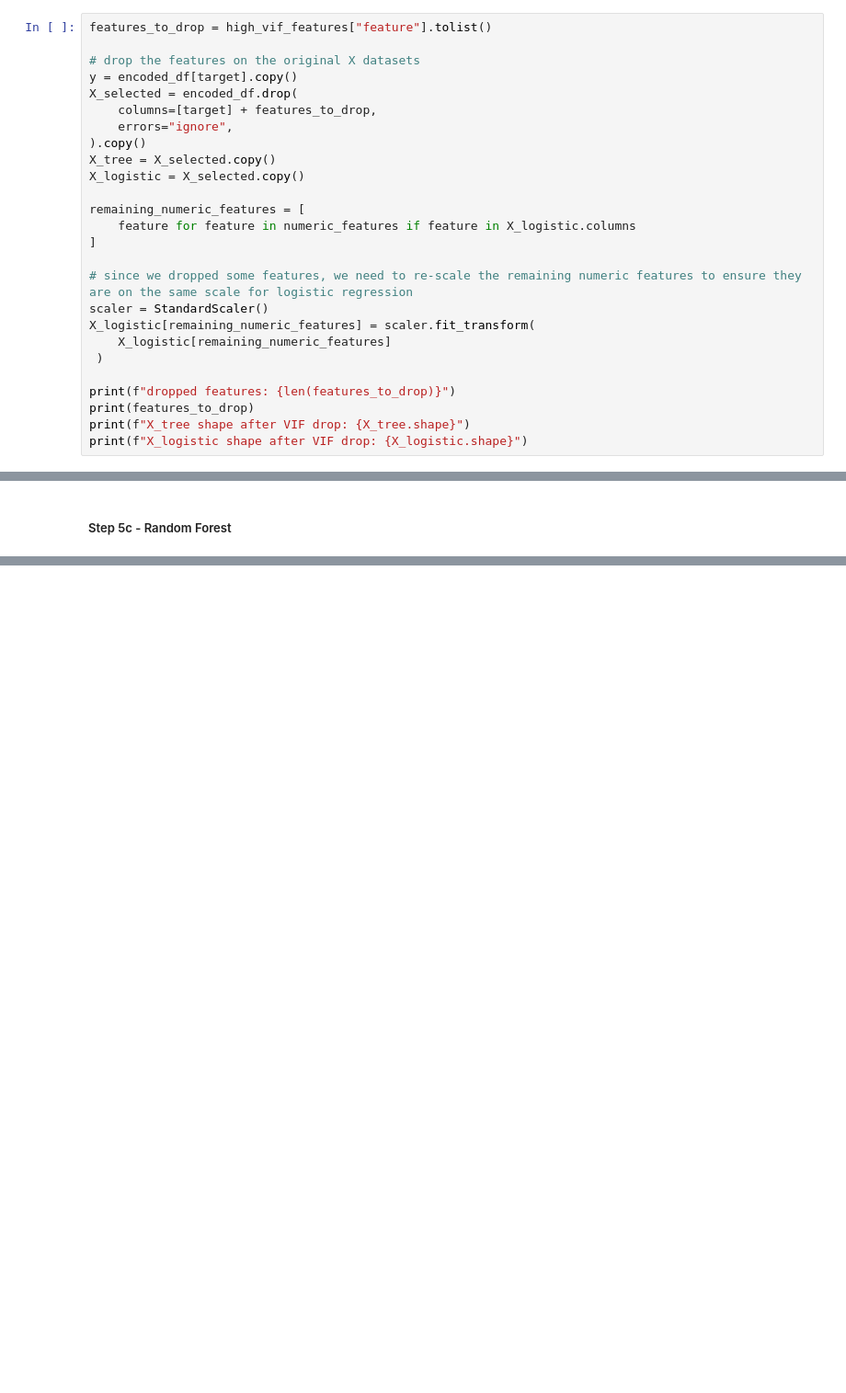
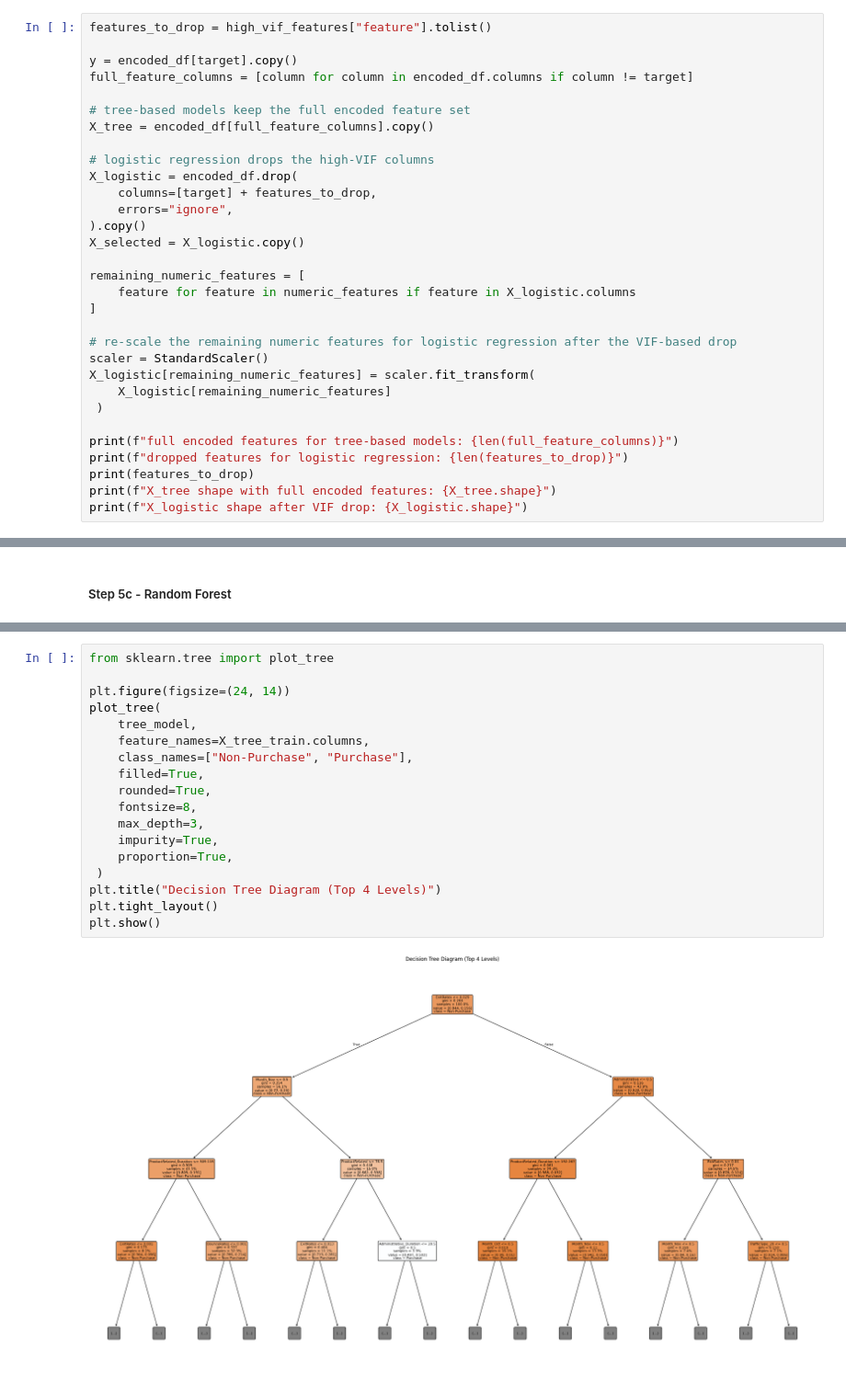
Before and after one commit to danwfreeman/purchase-intention, a Jupyter notebook: final-project.ipynb, the cells around one changed output, grey strips where cells are left out. Shown at 92% size. Drawn from its saved outputs; the diff is of its cells as text; blank space fills up the shorter version.

Commit message:
tree diagram and summary

```diff
--- a/final-project.ipynb
+++ b/final-project.ipynb
@@ -381,27 +383,32 @@ We have to rescale the data since we dropped some features.
 # %%
 features_to_drop = high_vif_features["feature"].tolist()
 
-# drop the features on the original X datasets
 y = encoded_df[target].copy()
-X_selected = encoded_df.drop(
+full_feature_columns = [column for column in encoded_df.columns if column != target]
+
+# tree-based models keep the full encoded feature set
+X_tree = encoded_df[full_feature_columns].copy()
+
+# logistic regression drops the high-VIF columns
+X_logistic = encoded_df.drop(
     columns=[target] + features_to_drop,
     errors="ignore",
 ).copy()
-X_tree = X_selected.copy()
-X_logistic = X_selected.copy()
+X_selected = X_logistic.copy()
 
 remaining_numeric_features = [
     feature for feature in numeric_features if feature in X_logistic.columns
 ]
 
-# since we dropped some features, we need to re-scale the remaining numeric features to ensure they are on the same scale for logistic regression
+# re-scale the remaining numeric features for logistic regression after the VIF-based drop
 scaler = StandardScaler()
 X_logistic[remaining_numeric_features] = scaler.fit_transform(
     X_logistic[remaining_numeric_features]
  )
 
-print(f"dropped features: {len(features_to_drop)}")
+print(f"full encoded features for tree-based models: {len(full_feature_columns)}")
+print(f"dropped features for logistic regression: {len(features_to_drop)}")
 print(features_to_drop)
-print(f"X_tree shape after VIF drop: {X_tree.shape}")
+print(f"X_tree shape with full encoded features: {X_tree.shape}")
 print(f"X_logistic shape after VIF drop: {X_logistic.shape}")
 # %% [output]
@@ -590,0 +599,20 @@ for title, matrix in confusion_matrices:
+# %%
+from sklearn.tree import plot_tree
+
+plt.figure(figsize=(24, 14))
+plot_tree(
+    tree_model,
+    feature_names=X_tree_train.columns,
+    class_names=["Non-Purchase", "Purchase"],
+    filled=True,
+    rounded=True,
+    fontsize=8,
+    max_depth=3,
+    impurity=True,
+    proportion=True,
+ )
+plt.title("Decision Tree Diagram (Top 4 Levels)")
+plt.tight_layout()
+plt.show()
+# %% [output]
+[figure, added]
```
Also changed, not shown: parts of 10 cells of this notebook.
